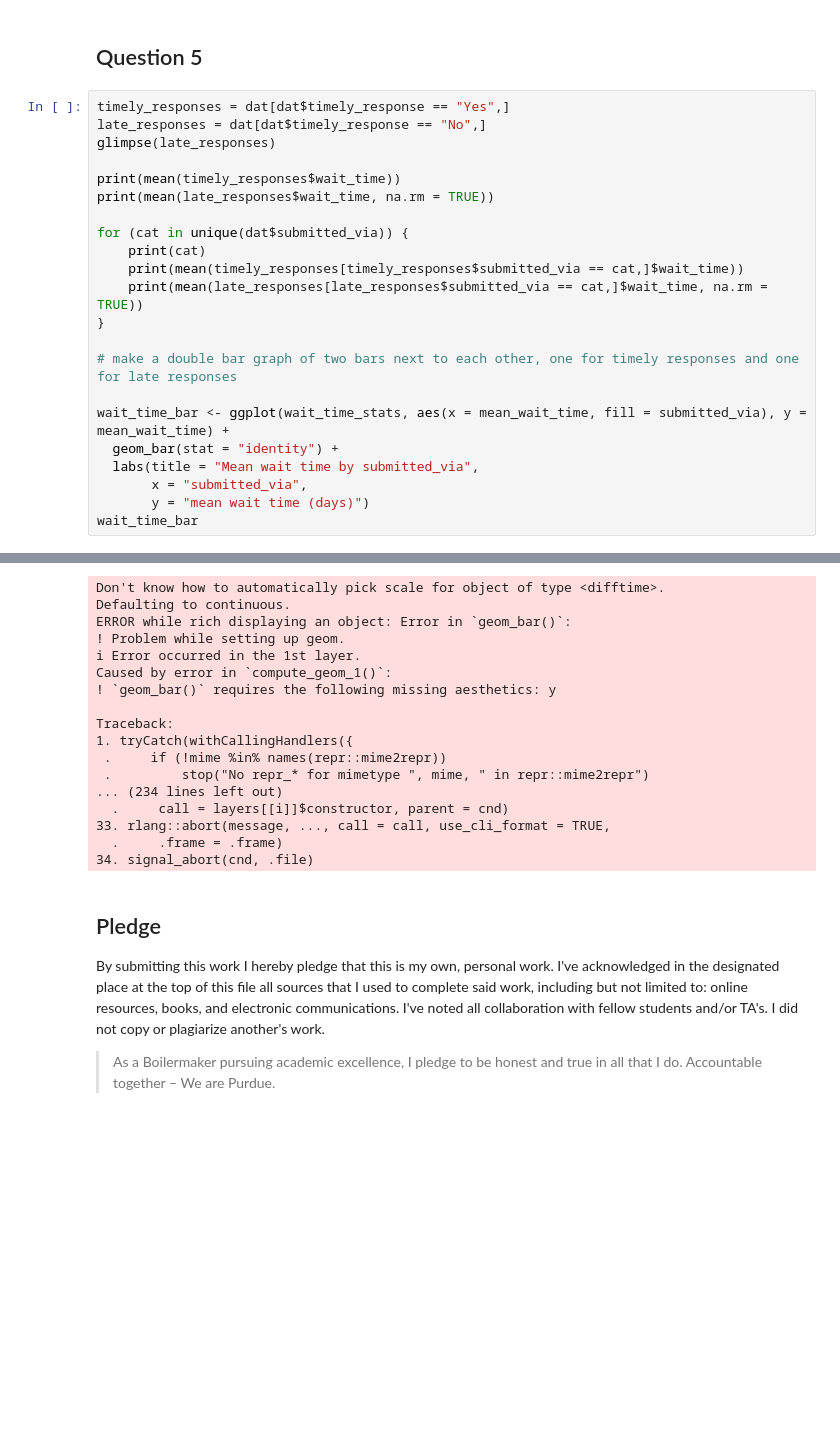
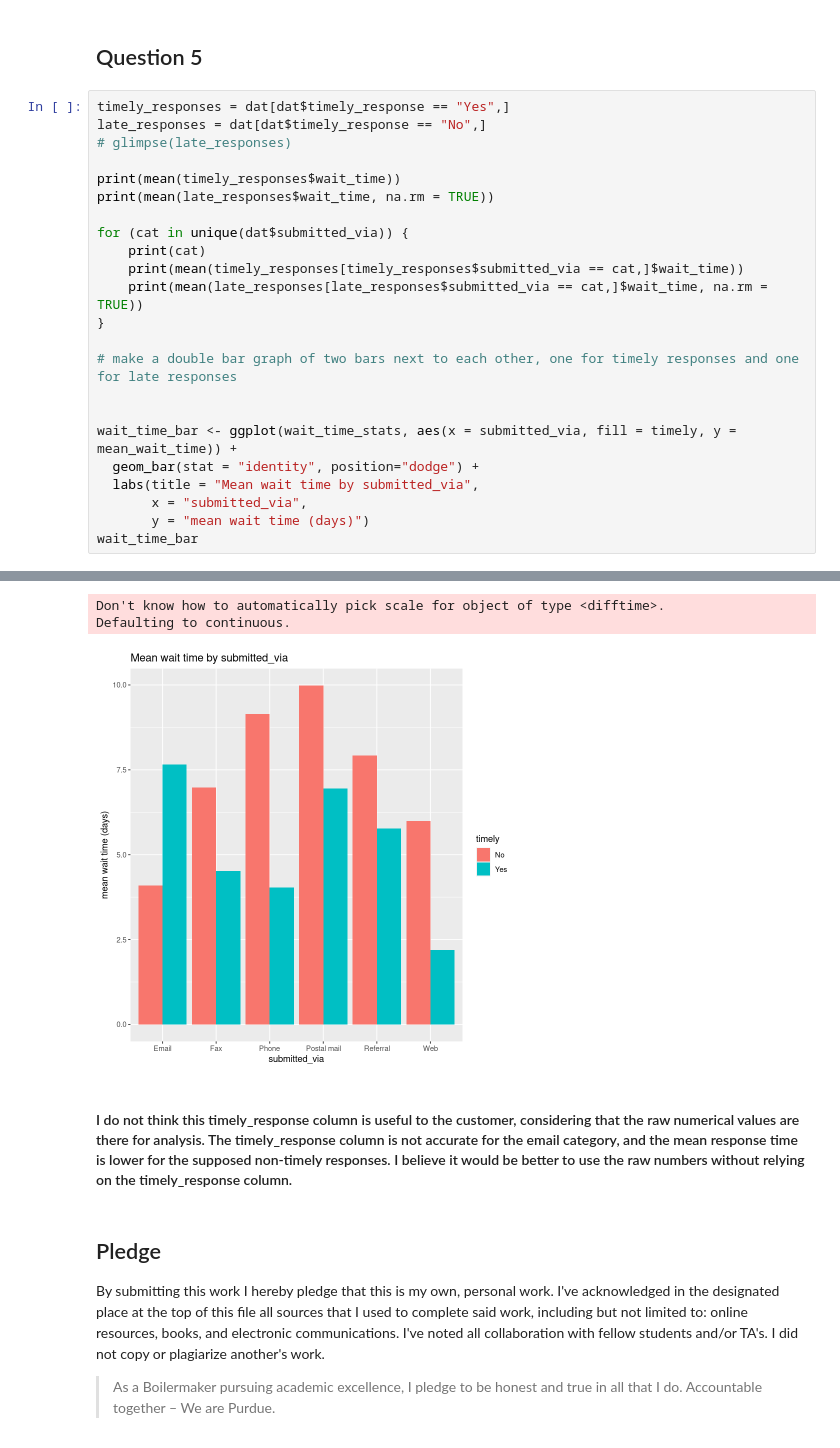
Before and after one commit to dwijenchawra/tdm202, a Jupyter notebook: project12/dwijen-chawra-project12.ipynb, the cells around one changed output, grey strips where cells are left out. Cells and saved outputs as stored; diff of their text form; blank space fills up the shorter version.

```diff
--- a/project12/dwijen-chawra-project12.ipynb
+++ b/project12/dwijen-chawra-project12.ipynb
@@ -174,7 +185,7 @@ I picked this analysis, using the mean of the data because I knew that the media
 # %%
 timely_responses = dat[dat$timely_response == "Yes",]
 late_responses = dat[dat$timely_response == "No",]
-glimpse(late_responses)
+# glimpse(late_responses)
 
 print(mean(timely_responses$wait_time))
 print(mean(late_responses$wait_time, na.rm = TRUE))
@@ -187,8 +198,9 @@ for (cat in unique(dat$submitted_via)) {
 
 # make a double bar graph of two bars next to each other, one for timely responses and one for late responses
 
-wait_time_bar <- ggplot(wait_time_stats, aes(x = mean_wait_time, fill = submitted_via), y = mean_wait_time) +
-  geom_bar(stat = "identity") +
+
+wait_time_bar <- ggplot(wait_time_stats, aes(x = submitted_via, fill = timely, y = mean_wait_time)) +
+  geom_bar(stat = "identity", position="dodge") +
   labs(title = "Mean wait time by submitted_via",
        x = "submitted_via",
        y = "mean wait time (days)")
@@ -210,24 +225,12 @@ $ state                        <chr> "FL", "VA", "SC", "OH", "OH", NA, "MA", "
 Time difference of 6.984615 days
 [1] "Email"
 Time difference of 7.654155 days
 Time difference of 4.1 days
 Don't know how to automatically pick scale for object of type <difftime>.
 Defaulting to continuous.
-ERROR while rich displaying an object: Error in `geom_bar()`:
-! Problem while setting up geom.
-ℹ Error occurred in the 1st layer.
-Caused by error in `compute_geom_1()`:
-! `geom_bar()` requires the following missing aesthetics: y
-
-Traceback:
-1. tryCatch(withCallingHandlers({
- .     if (!mime %in% names(repr::mime2repr))
- .         stop("No repr_* for mimetype ", mime, " in repr::mime2repr")
-... (234 lines left out)
-  .     call = layers[[i]]$constructor, parent = cnd)
-33. rlang::abort(message, ..., call = call, use_cli_format = TRUE,
-  .     .frame = .frame)
-34. signal_abort(cnd, .file)
+[figure, added]
+# %% [markdown]
+#### I do not think this timely_response column is useful to the customer, considering that the raw numerical values are there for analysis. The timely_response column is not accurate for the email category, and the mean response time is lower for the supposed non-timely responses. I believe it would be better to use the raw numbers without relying on the timely_response column.
 # %% [markdown]
 ## Pledge
 
```
Also changed, not shown: parts of 3 cells of this notebook.
